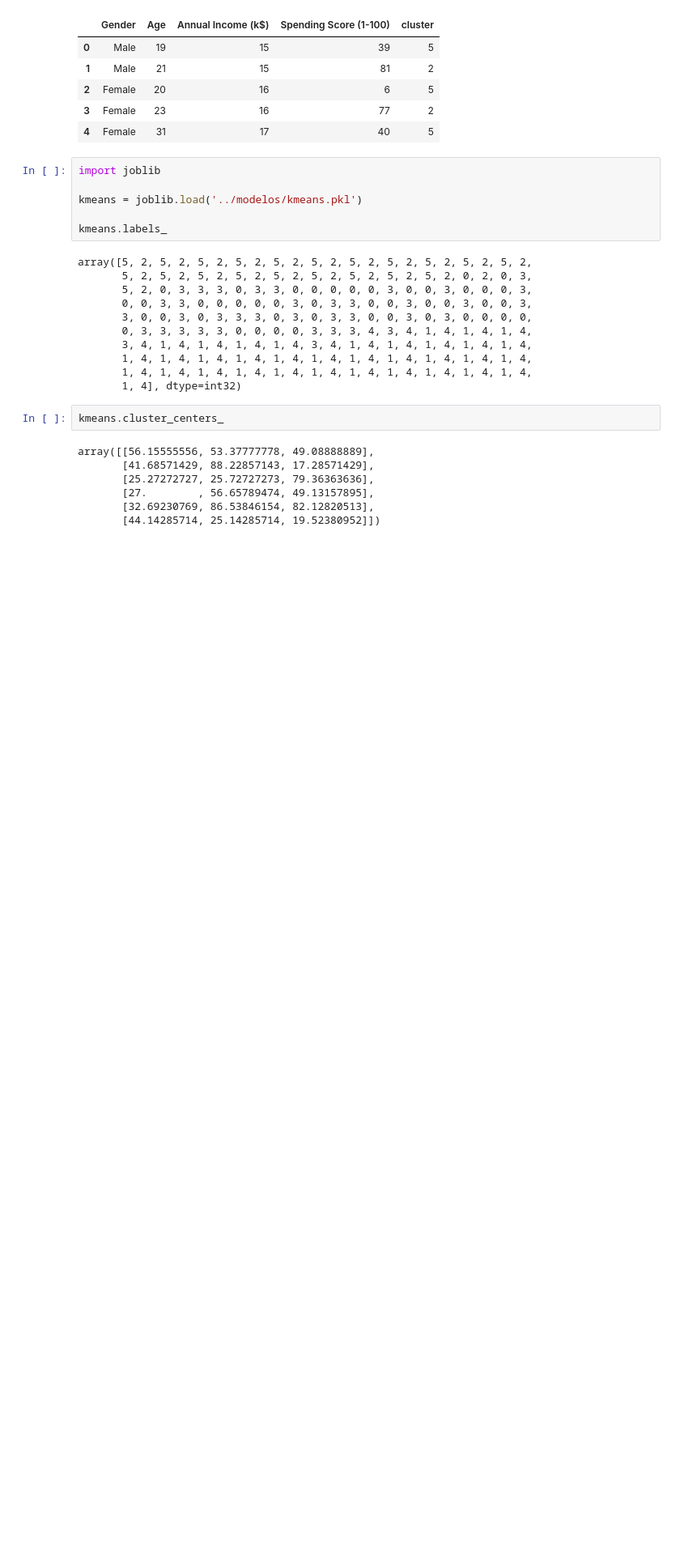
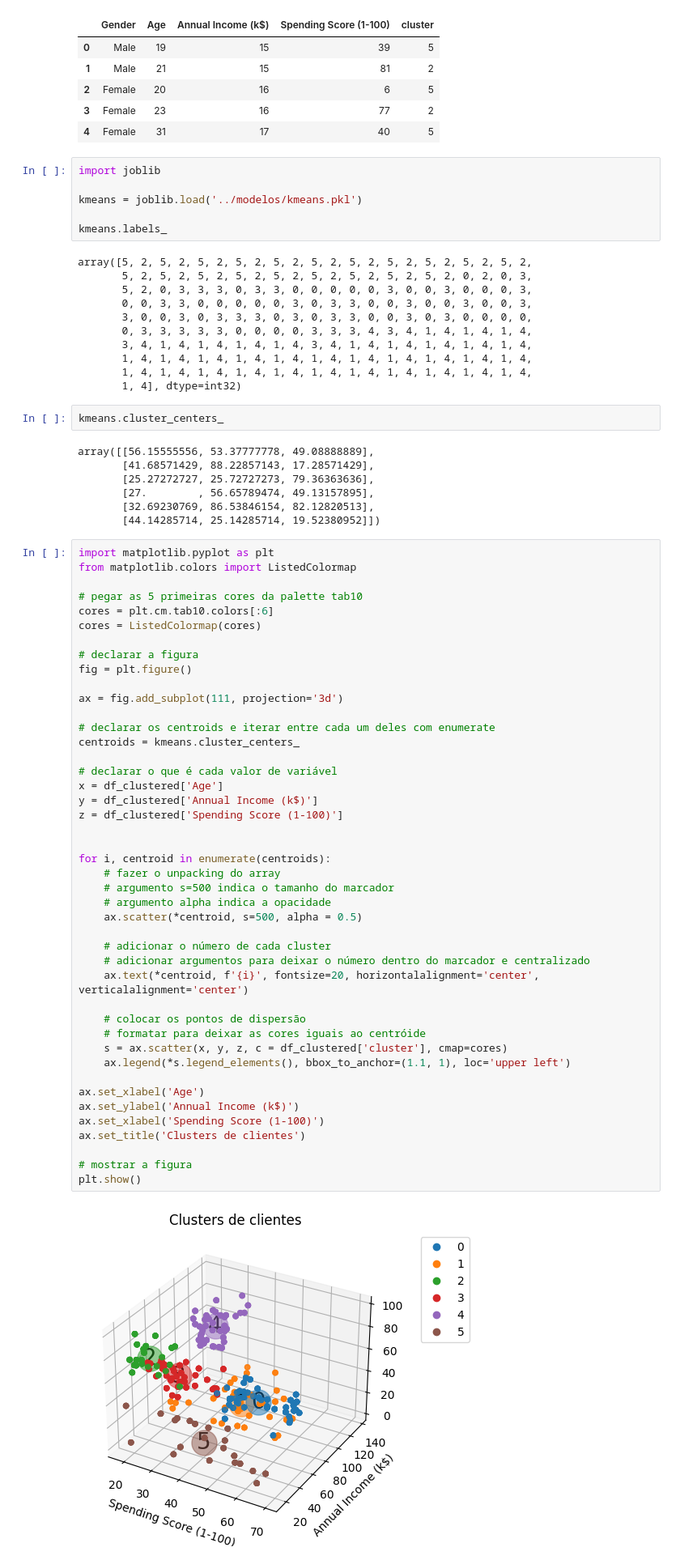
Before and after one commit to Felandim/PortfolioProjetos, a Jupyter notebook: 2 Segmentação de clientes/notebook/projeto_supermercado_03_clustering.ipynb, the cells around one changed output. Shown at 81% size. Cells and saved outputs as stored; diff of their text form; blank space fills up the shorter version.

Commit message:
aula 13 - gráfico com centroides

```diff
--- a/2 Segmentação de clientes/notebook/projeto_supermercado_03_clustering.ipynb
+++ b/2 Segmentação de clientes/notebook/projeto_supermercado_03_clustering.ipynb
@@ -38,3 +38,49 @@ array([[56.15555556, 53.37777778, 49.08888889],
        [27.        , 56.65789474, 49.13157895],
        [32.69230769, 86.53846154, 82.12820513],
        [44.14285714, 25.14285714, 19.52380952]])
+# %%
+import matplotlib.pyplot as plt
+from matplotlib.colors import ListedColormap
+
+# pegar as 5 primeiras cores da palette tab10
+cores = plt.cm.tab10.colors[:6]
+cores = ListedColormap(cores)
+
+# declarar a figura
+fig = plt.figure()
+
+ax = fig.add_subplot(111, projection='3d')
+
+# declarar os centroids e iterar entre cada um deles com enumerate
+centroids = kmeans.cluster_centers_
+
+# declarar o que é cada valor de variável
+x = df_clustered['Age']
+y = df_clustered['Annual Income (k$)']
+z = df_clustered['Spending Score (1-100)']
+
+
+for i, centroid in enumerate(centroids):
+    # fazer o unpacking do array
+    # argumento s=500 indica o tamanho do marcador
+    # argumento alpha indica a opacidade
+    ax.scatter(*centroid, s=500, alpha = 0.5)
+
+    # adicionar o número de cada cluster
+    # adicionar argumentos para deixar o número dentro do marcador e centralizado
+    ax.text(*centroid, f'{i}', fontsize=20, horizontalalignment='center', verticalalignment='center')
+
+    # colocar os pontos de dispersão
+    # formatar para deixar as cores iguais ao centróide
+    s = ax.scatter(x, y, z, c = df_clustered['cluster'], cmap=cores)
+    ax.legend(*s.legend_elements(), bbox_to_anchor=(1.1, 1), loc='upper left')
+
+ax.set_xlabel('Age')
+ax.set_ylabel('Annual Income (k$)')
+ax.set_xlabel('Spending Score (1-100)')
+ax.set_title('Clusters de clientes')
+
+# mostrar a figura
+plt.show()
+# %% [output]
+[figure, added]
```
